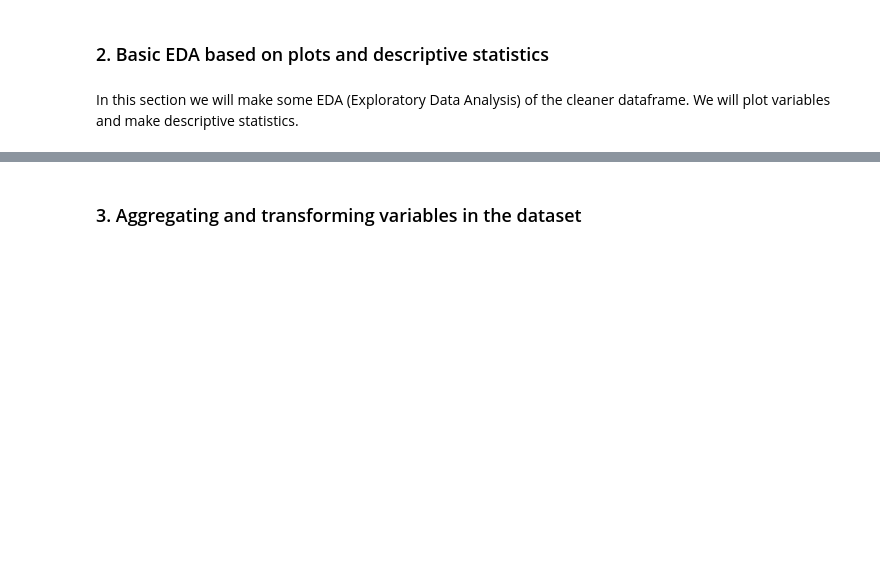
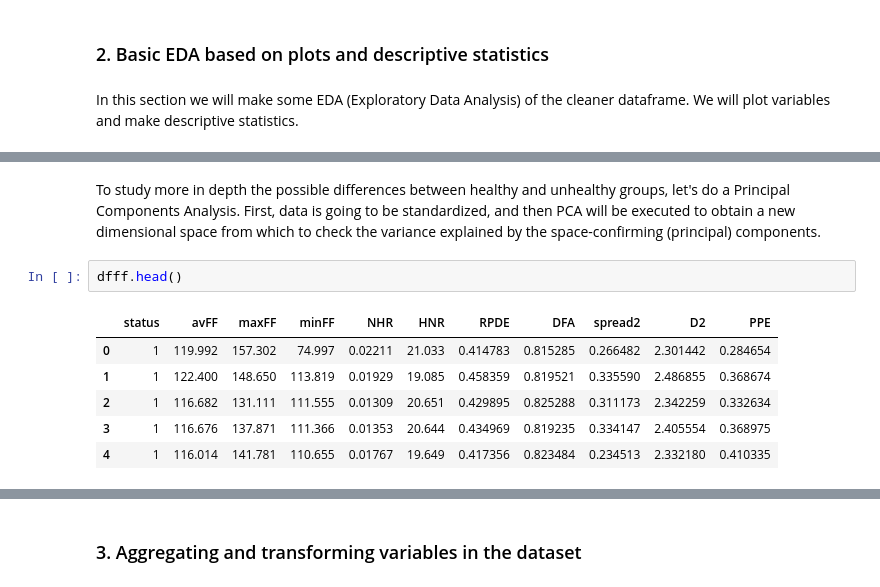
Before and after one commit to dparedga/SP_LAB, a Jupyter notebook: Collaborative_coding.ipynb, the cells around one changed output, grey strips where cells are left out. Saved outputs shown, nothing was run; the diff lists cells and outputs as text; blank space fills up the shorter version.

```diff
--- a/Collaborative_coding.ipynb
+++ b/Collaborative_coding.ipynb
@@ -193,0 +233,11 @@ In this section we will make some EDA (Exploratory Data Analysis) of the cleaner
+# %% [markdown]
+To study more in depth the possible differences between healthy and unhealthy groups, let's do a Principal Components Analysis. First, data is going to be standardized, and then PCA will be executed to obtain a new dimensional space from which to check the variance explained by the space-confirming (principal) components.
+# %%
+dfff.head()
+# %% [output]
+|  | status | avFF | maxFF | minFF | NHR | HNR | RPDE | DFA | spread2 | D2 | PPE |
+| 0 | 1 | 119.992 | 157.302 | 74.997 | 0.02211 | 21.033 | 0.414783 | 0.815285 | 0.266482 | 2.301442 | 0.284654 |
+| 1 | 1 | 122.400 | 148.650 | 113.819 | 0.01929 | 19.085 | 0.458359 | 0.819521 | 0.335590 | 2.486855 | 0.368674 |
+| 2 | 1 | 116.682 | 131.111 | 111.555 | 0.01309 | 20.651 | 0.429895 | 0.825288 | 0.311173 | 2.342259 | 0.332634 |
+| 3 | 1 | 116.676 | 137.871 | 111.366 | 0.01353 | 20.644 | 0.434969 | 0.819235 | 0.334147 | 2.405554 | 0.368975 |
+| 4 | 1 | 116.014 | 141.781 | 110.655 | 0.01767 | 19.649 | 0.417356 | 0.823484 | 0.234513 | 2.332180 | 0.410335 |
```
Also changed, not shown: parts of 14 cells of this notebook.
